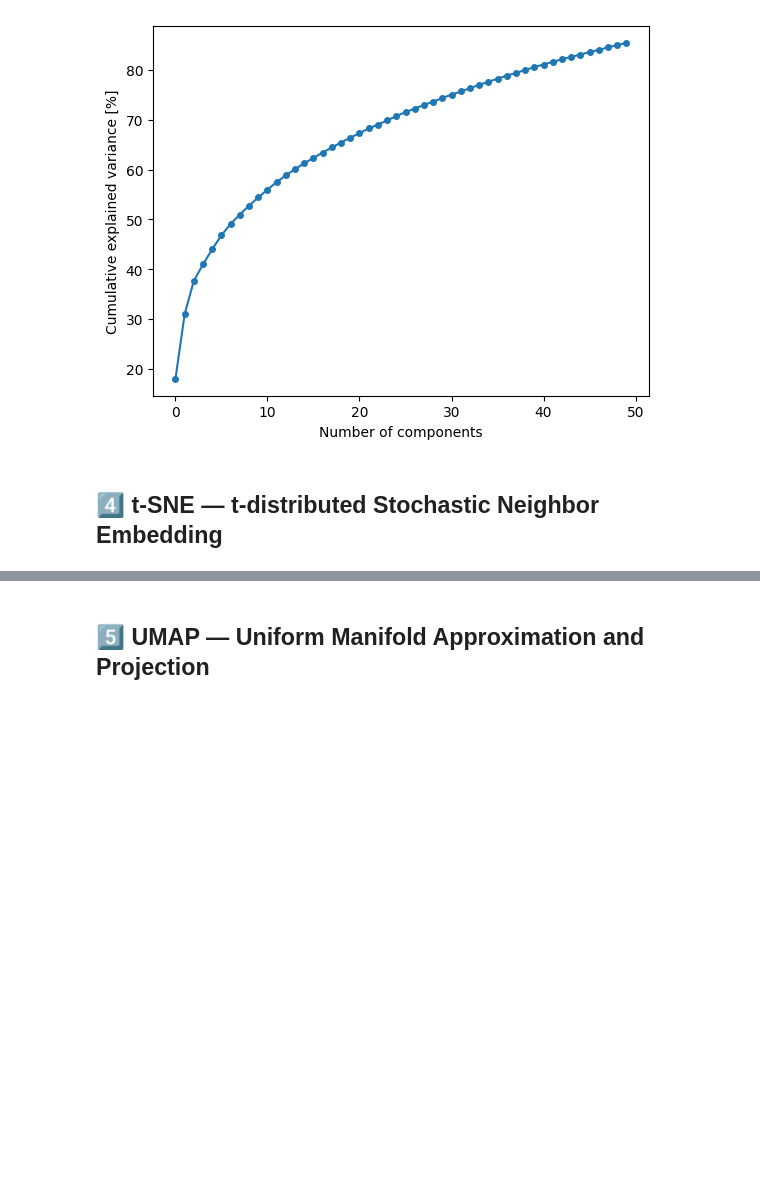
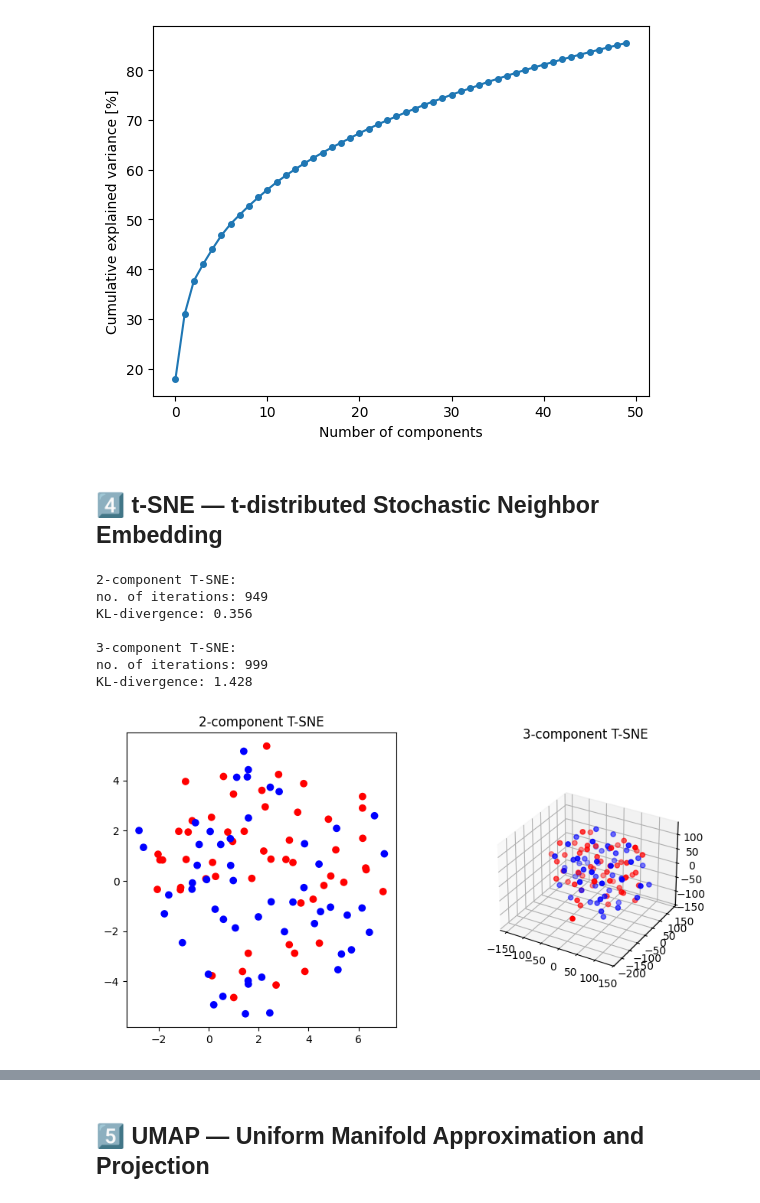
Before and after one commit to janek-wyrzykowski/bioinformatics_mini_2025, a Jupyter notebook: notebooks/labs/03_visualization.ipynb, the cells around one changed output, grey strips where cells are left out. Saved outputs shown, nothing was run; the diff lists cells and outputs as text; code cells hidden in the pictures; blank space fills up the shorter version.

```diff
--- a/notebooks/labs/03_visualization.ipynb
+++ b/notebooks/labs/03_visualization.ipynb
@@ -201,11 +201,44 @@ Text(0, 0.5, 'Cumulative explained variance [%]')
 # %%
 
 # Perform t-SNE dimensionality reduction in 2D and 3D
 from sklearn.manifold import TSNE
 from mpl_toolkits.mplot3d import Axes3D
 
-# TODO perform t-SNE decomposition of X_scaled to 2 and 3 dimensions.
+# perform t-SNE decomposition of X_scaled to 2 and 3 dimensions.
 # Calculate the number of iterations needed for convergence and KL-divergence
+tsne_2 = TSNE(n_components=2)
+tsne_3 = TSNE(n_components=3)
+
+X_tsne_2 = tsne_2.fit_transform(X_scaled)
+X_tsne_3 = tsne_3.fit_transform(X_scaled)
+
+fig = plt.figure(figsize=(10, 5))
+
+ax1 = fig.add_subplot(1, 2, 1)
+ax1.scatter(X_tsne_2[:, 0], X_tsne_2[:, 1], c=meta["Condition"].map({"Control": 'red', "Treatment": 'blue'}))
+ax1.set_title("2-component T-SNE")
+
+ax2 = fig.add_subplot(1, 2, 2, projection="3d")
+ax2.scatter(X_tsne_3[:, 0], X_tsne_3[:, 1], X_tsne_3[:, 2], c=meta["Condition"].map({"Control": 'red', "Treatment": 'blue'}))
+ax2.set_title("3-component T-SNE")
+ax2.set_box_aspect(None, zoom=0.75)
+
+print(f"2-component T-SNE:")
+print(f"no. of iterations: {tsne_2.n_iter_}")
+print(f"KL-divergence: {tsne_2.kl_divergence_:0.3f}\n")
+
+print(f"3-component T-SNE:")
+print(f"no. of iterations: {tsne_3.n_iter_}")
+print(f"KL-divergence: {tsne_3.kl_divergence_:0.3f}")
+# %% [output]
+2-component T-SNE:
+no. of iterations: 949
+KL-divergence: 0.356
+
+3-component T-SNE:
+no. of iterations: 999
+KL-divergence: 1.428
+[figure, added]
 # %%
 # TODO: Analyze t-SNE Stability Analysis: Different Random Seeds
 # Plot a 1x4 figure differing in seeds
```
Also changed, not shown: parts of 4 cells of this notebook.
